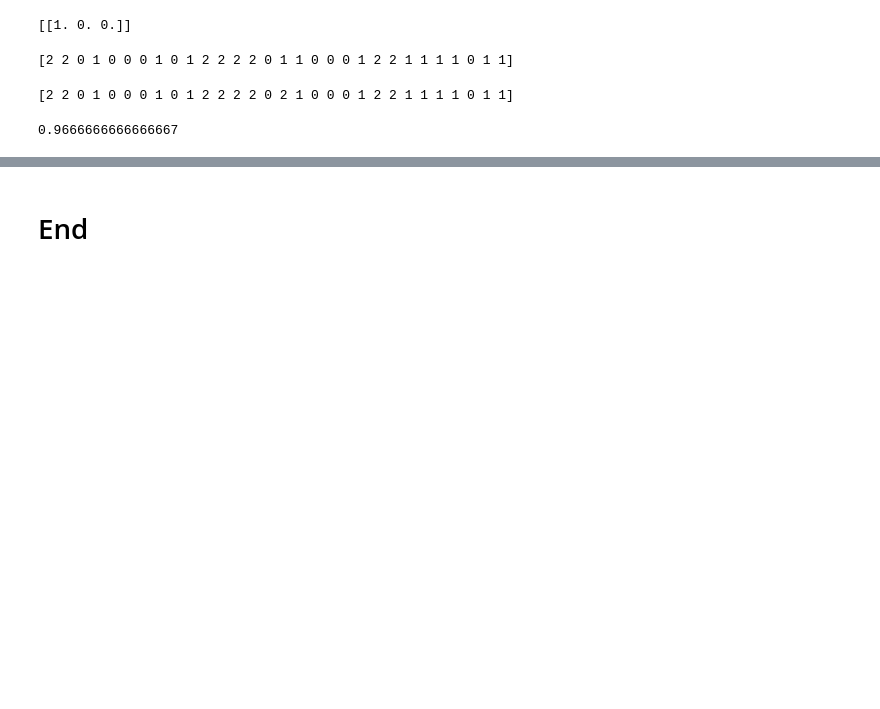
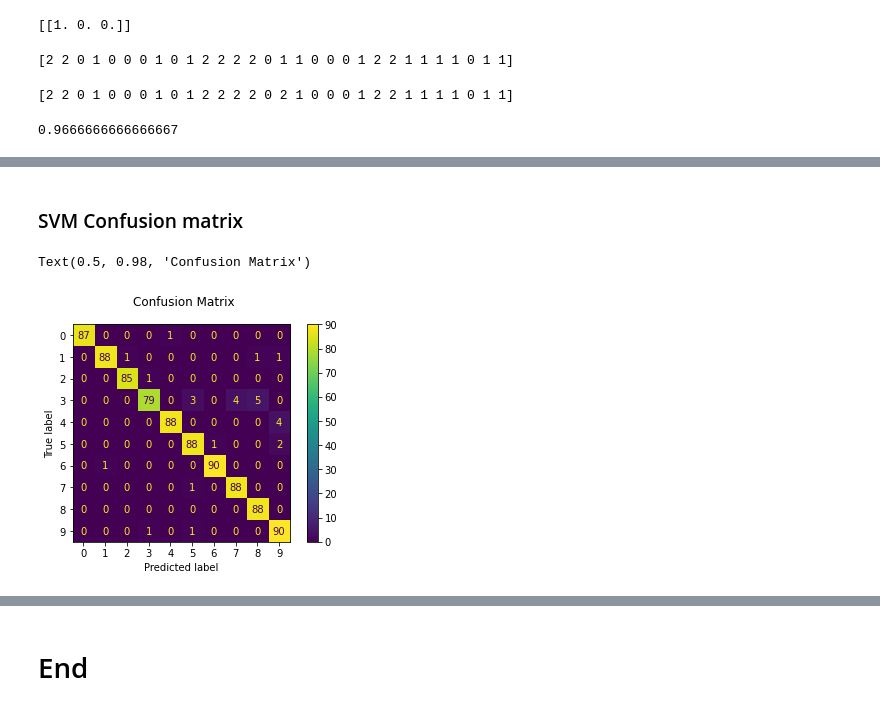
Before and after one commit to KeithQuinn/Machine-Learning-and-Statistics-Winter-21-22, a Jupyter notebook: Scikit-Learn.ipynb, the cells around one changed output, grey strips where cells are left out. Cells and saved outputs as stored; diff of their text form; code cells hidden in the pictures; blank space fills up the shorter version.

```diff
--- a/Scikit-Learn.ipynb
+++ b/Scikit-Learn.ipynb
@@ -450,0 +571,11 @@ print(clf.score(X_test, Y_test))
+# %% [markdown]
+### SVM Confusion matrix
+# %%
+from sklearn.metrics import plot_confusion_matrix
+
+disp = plot_confusion_matrix(svm, X_test, y_test)
+disp.figure_.suptitle('Confusion Matrix')
+#print(f'Confusion matrix:\n{disp.confusion_matrix}')
+# %% [output]
+Text(0.5, 0.98, 'Confusion Matrix')
+[figure, added]
```
Also changed, not shown: parts of 27 cells of this notebook, 2 other files.
